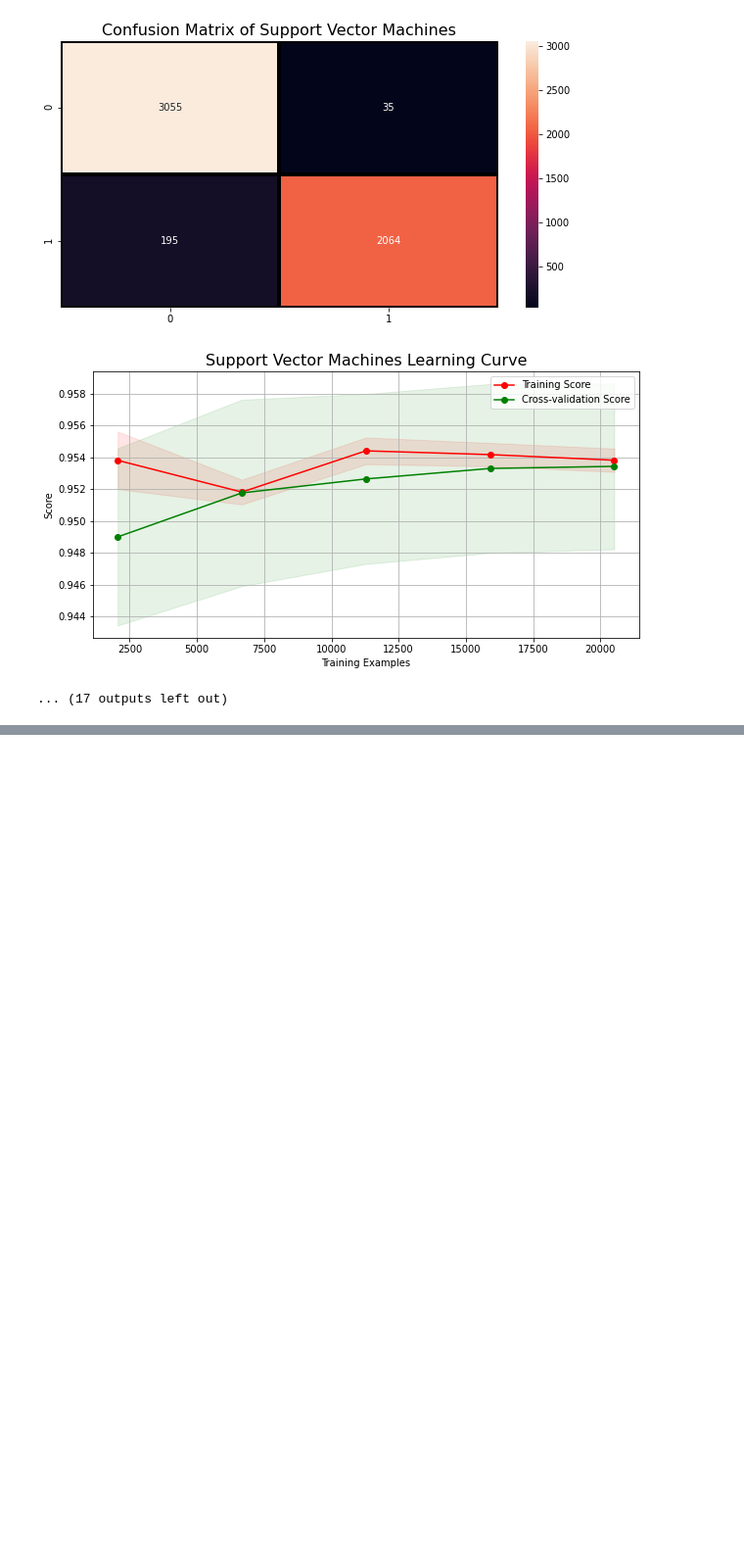
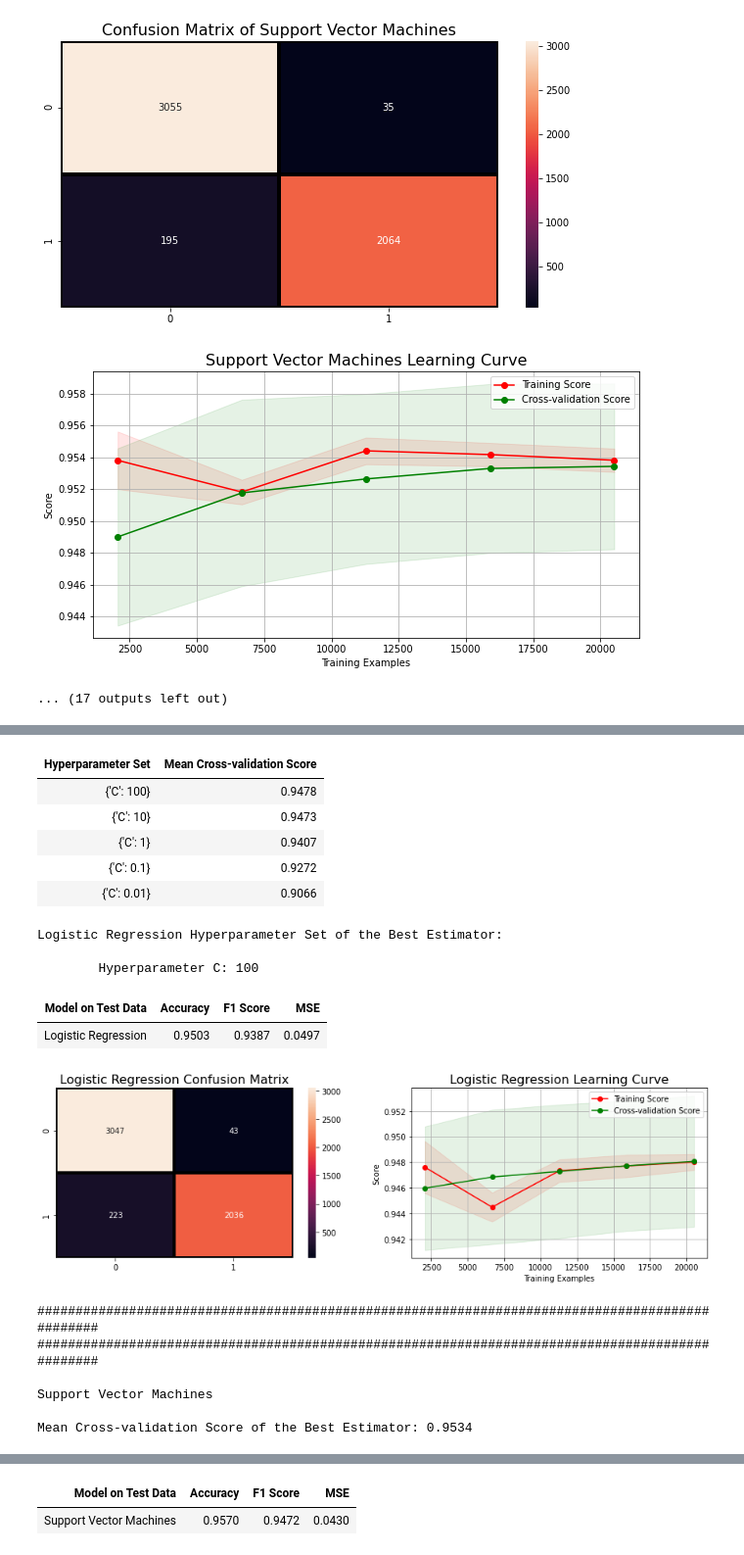
Before and after one commit to bahadirbasaran/pulsar-detection-kaggle-competition, a Jupyter notebook: main.ipynb, the cells around one changed output, grey strips where cells are left out. Shown at 98% size. Drawn from its saved outputs; the diff is of its cells as text; code cells hidden in the pictures; blank space fills up the shorter version.

```diff
--- a/main.ipynb
+++ b/main.ipynb
@@ -44,13 +44,13 @@ def plot_2D_space(X, y, title='Classes'):
   plt.show()
 
 def plot_confusion_matrix(classifier, y_true, y_pred):
-  plt.figure(figsize=(10,5))
+  #plt.figure(figsize=(10,5))
   sb.heatmap(confusion_matrix(y_true,y_pred),annot=True,fmt = "d",linecolor="k",linewidths=3)
-  plt.title("Confusion Matrix of {}".format(classifier), fontsize=16)
-  plt.show()
+  plt.title("{} Confusion Matrix".format(classifier), fontsize=16)
+  #plt.show()
 
 def plot_learning_curve(estimator, title, X, y, ylim=None, cv=None, n_jobs=None, train_sizes=np.linspace(.1, 1.0, 5), scoring=None):
-  plt.figure(figsize=(10,5))
+  #plt.figure(figsize=(10,5))
   plt.title(title, fontsize=16)
   if ylim is not None:
     plt.ylim(*ylim)
@@ -73,7 +73,7 @@ def plot_learning_curve(estimator, title, X, y, ylim=None, cv=None, n_jobs=None,
   plt.plot(train_sizes, train_scores_mean, 'o-', color="r", label="Training Score")
   plt.plot(train_sizes, test_scores_mean, 'o-', color="g", label="Cross-validation Score")
   plt.legend(loc="best")
-  plt.show()
+  #plt.show()
 
 def plot_feature_importances(classifier, data):
   plt.figure(figsize=(10,5))
@@ -286,7 +286,7 @@ X_test  Size:  5349  ||  y_test  Size:  5349
 **Model Preparation**
 # %%
 # Hyperparameter Sets to be used in Grid Search
-params_LR  = {'C': [0.01, 0.1, 1, 10, 100, 1000]}
+params_LR  = {'C': [0.01, 0.1, 1, 10, 100]}
 params_SVC = {'C': [10, 100], 'gamma': ['scale', 0.0015], 'kernel': ['rbf', 'poly']}
 params_DT  = {"criterion": ["gini", "entropy"], "max_depth": [13, 14, 15]}
 params_RF  = {"n_estimators": [100, 200, 300, 400, 500], "criterion": ["gini", "entropy"], "max_depth": [13, 14, 15]}
@@ -391,3 +391,51 @@ Support Vector Machines Hyperparameter Set of the Best Estimator:
 [figure]
 [figure]
 ... (17 outputs left out)
+# %%
+for classifier, paramSet, classifierName in zip(list_classifiers, list_paramSets, list_clfNames):
+
+  gs = GridSearchCV(
+                    estimator = classifier,
+                    param_grid = paramSet,
+                    cv = n_folds,
+                    return_train_score=True,
+                    n_jobs=-1
+                   )
+  gs.fit(X_train, y_train)
+
+  print('\033[1m' + '\033[4m' + '\033[36m'  + classifierName + '\033[0m')
+  print("\nMean Cross-validation Score of the Best Estimator: {}\n".format("%.4f" % gs.best_score_))
+
+  dataframe_grid = dataframe_grid.iloc[0:0]
+  for param, i in zip(gs.cv_results_['params'], range(0, len(gs.cv_results_['params']))):
+    dataframe_grid = dataframe_grid.append({"Hyperparameter Set": param, "Mean Cross-validation Score": "%.4f" % gs.cv_results_['mean_test_score'][i]}, ignore_index=True)
+  printDataframe(dataframe=dataframe_grid, frame_style=frameStyle2, sort_by="Mean Cross-validation Score")
+
+  print("\n{} Hyperparameter Set of the Best Estimator:\n".format(classifierName))
+  for param in paramSet.keys():
+    print("\tHyperparameter {}: {}".format(param, gs.best_estimator_.get_params()[param]))
+
+  y_pred = gs.best_estimator_.predict(X_test)
+
+  fig, ax = plt.subplots(1,2, figsize = (15,4))
+
+  plt.subplot(1,2,1)
+  dataframe_stats = evaluateClassifier(classifierName, y_test, y_pred, dataframe_stats)
+
+  cv = StratifiedKFold(n_splits=n_folds, shuffle=True, random_state=42)
+  title = classifierName + " Learning Curve"
+  plt.subplot(1,2,2)
+  plot_learning_curve(gs.best_estimator_, title, X_train, y_train, cv=cv, n_jobs=-1)
+  plt.show()
+
+  if classifierName in ["Decision Tree", "Random Forest"]:
+    plot_feature_importances(gs.best_estimator_, dataset)
+    if classifierName == "Decision Tree":
+      plot_decision_tree(gs.best_estimator_, dataset.columns[:-1], rotate=True)
+
+  print('\033[1m' + '\033[94m' + "\n################################################################################################")
+  print("################################################################################################\n" + '\033[0m')
+
+#Listing the results
+printDataframe(dataframe=dataframe_stats, frame_style=frameStyle, sort_by=['Accuracy', 'F1 Score'])
+# %% [output]
@@ -393,0 +445,18 @@ Support Vector Machines Hyperparameter Set of the Best Estimator:
+| Hyperparameter Set | Mean Cross-validation Score |
+| {'C': 100} | 0.9478 |
+| {'C': 10} | 0.9473 |
+| {'C': 1} | 0.9407 |
+| {'C': 0.1} | 0.9272 |
+| {'C': 0.01} | 0.9066 |
+Logistic Regression Hyperparameter Set of the Best Estimator:
+
+        Hyperparameter C: 100
+| Model on Test Data | Accuracy | F1 Score | MSE |
+| Logistic Regression | 0.9503 | 0.9387 | 0.0497 |
+[figure, added]
+################################################################################################
+################################################################################################
+
+Support Vector Machines
+
+Mean Cross-validation Score of the Best Estimator: 0.9534
@@ -393,0 +477,2 @@ Support Vector Machines Hyperparameter Set of the Best Estimator:
+| Model on Test Data | Accuracy | F1 Score | MSE |
+| Support Vector Machines | 0.9570 | 0.9472 | 0.0430 |
```
Also changed, not shown: parts of 1 cell of this notebook.
